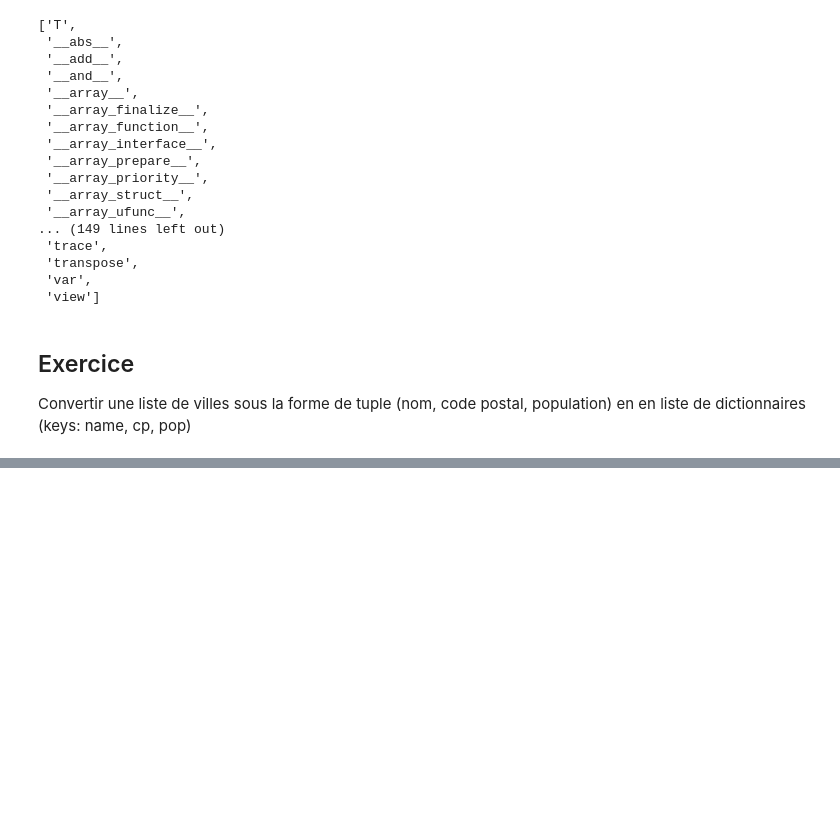
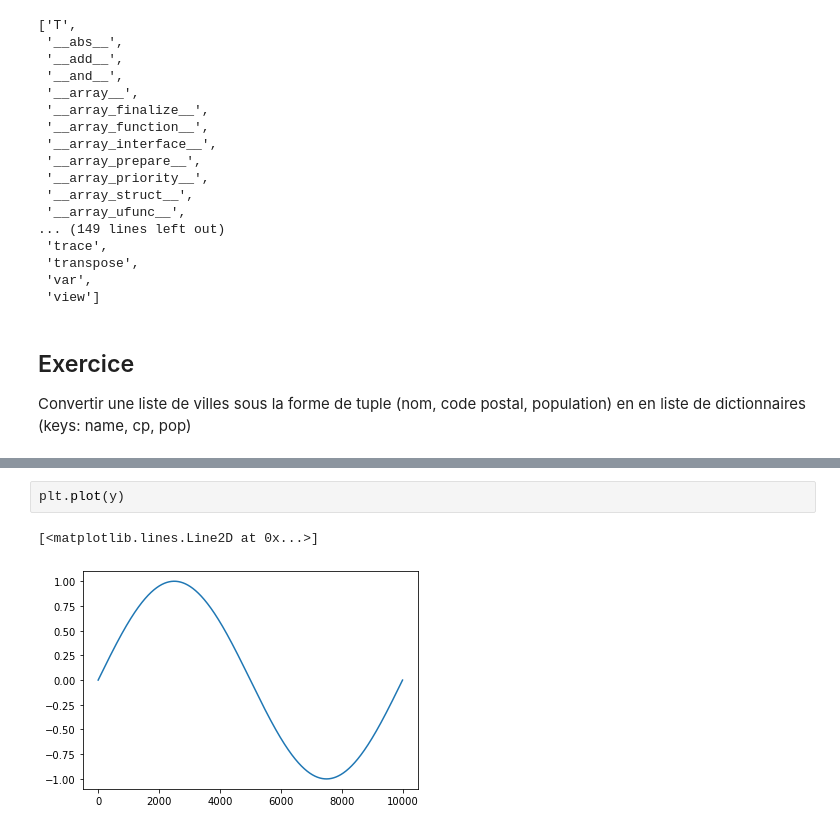
Before and after one commit to matthcol/python202302, a Jupyter notebook: Basics.ipynb, the cells around one changed output, grey strips where cells are left out. Cells and saved outputs as stored; diff of their text form; blank space fills up the shorter version.

```diff
--- a/Basics.ipynb
+++ b/Basics.ipynb
@@ -406,0 +560,5 @@ cities_tuples = [
+# %%
+plt.plot(y)
+# %% [output]
+[<matplotlib.lines.Line2D at 0x...>]
+[figure, added]
```
Also changed, not shown: parts of 73 cells of this notebook.
